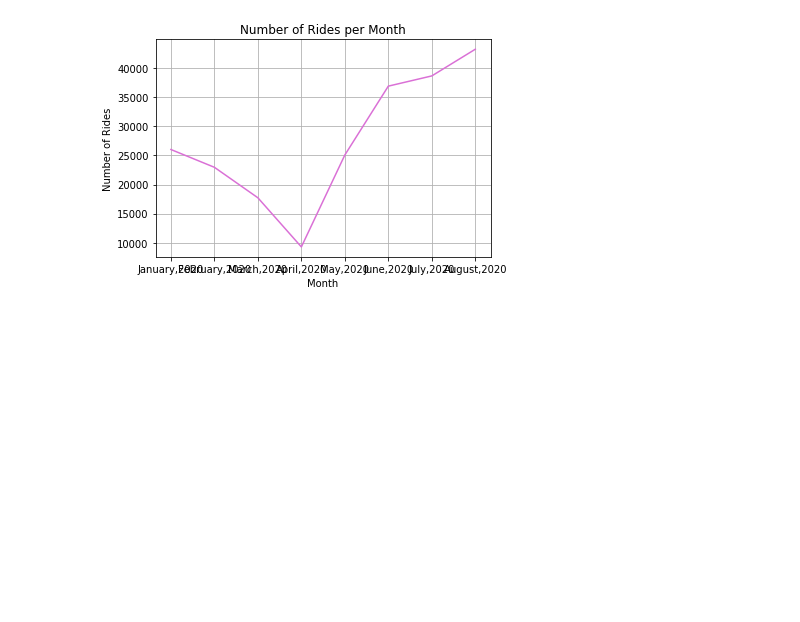
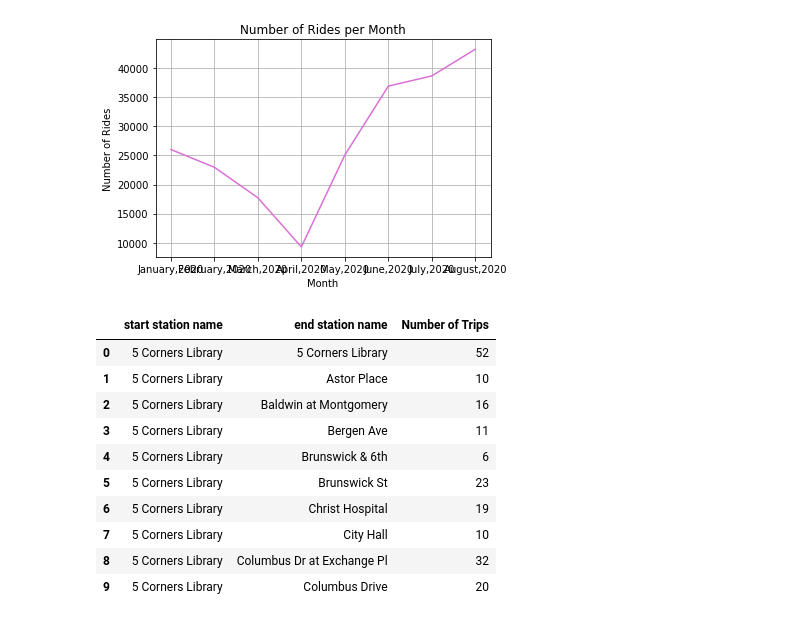
Before and after one commit to tnatoli29/Project_1, a Jupyter notebook: CitiBike/CitiBike 2020 Merge.ipynb, the cells around one changed output. Drawn from its saved outputs; the diff is of its cells as text; code cells hidden in the pictures; blank space fills up the shorter version.

Commit message:
find most popular routes

```diff
--- a/CitiBike/CitiBike 2020 Merge.ipynb
+++ b/CitiBike/CitiBike 2020 Merge.ipynb
@@ -270,3 +270,18 @@ plt.ylabel("Number of User")
 # %% [output]
 Text(0, 0.5, 'Number of User')
 [figure]
+# %%
+# Create bins for busy start times
+bins = [0,6,12,18,24]
+# Create labels for these bins
+bin_labels = ["Early AM", "AM", "Afternoon", "Late Afternoon", "Evening"]
+#Create a new column for which been each row falls into
+combined2020_CitiBike_df8["binned"] = pd.cut(combined2020_CitiBike_df8["start time"], bins)
+#Get the value count for each bin group
+bin_count = pd.cut(combined2020_CitiBike_df8["start time"], bins=bins).value_counts()
+#Group by the binned column
+bin_group = combined2020_CitiBike_df8.groupby("binned")
+#Print the number of values in each bin group
+print(bin_group["start time"].count())
+
+trips_df = df.groupby(['Start Station Name','End Station Name']).size().reset_index(name = 'Number of Trips')
@@ -345,3 +362,22 @@ plt.grid()
 plt.show()
 # %% [output]
 [figure]
+# %%
+# find most popular routes
+
+most_popular_routes_df = combined2020_CitiBike_df8.groupby(['start station name',
+                                                            'end station name'])\
+                                                            .size().reset_index(name = 'Number of Trips')
+most_popular_routes_df.head(10)
+# %% [output]
+|  | start station name | end station name | Number of Trips |
+| 0 | 5 Corners Library | 5 Corners Library | 52 |
+| 1 | 5 Corners Library | Astor Place | 10 |
+| 2 | 5 Corners Library | Baldwin at Montgomery | 16 |
+| 3 | 5 Corners Library | Bergen Ave | 11 |
+| 4 | 5 Corners Library | Brunswick & 6th | 6 |
+| 5 | 5 Corners Library | Brunswick St | 23 |
+| 6 | 5 Corners Library | Christ Hospital | 19 |
+| 7 | 5 Corners Library | City Hall | 10 |
+| 8 | 5 Corners Library | Columbus Dr at Exchange Pl | 32 |
+| 9 | 5 Corners Library | Columbus Drive | 20 |
```
Also changed, not shown: parts of 1 cell of this notebook.
